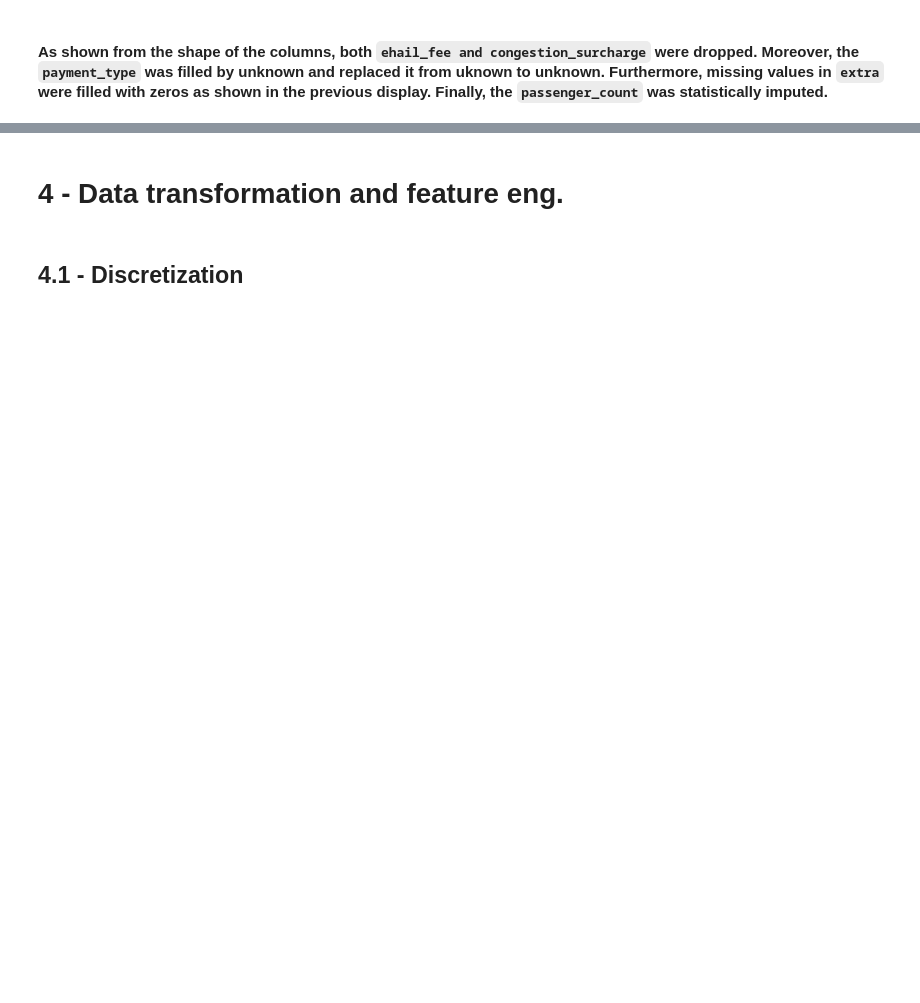
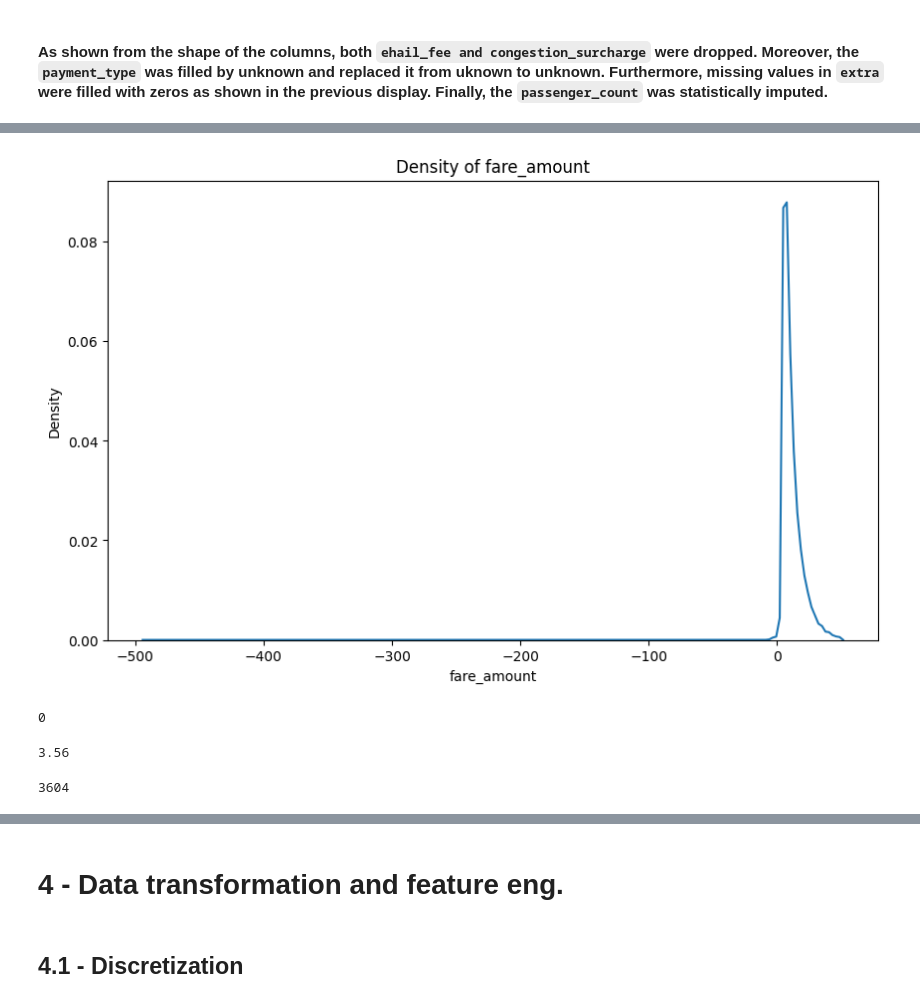
Before and after one commit to OmarMoataz19/Data-Engineering, a Jupyter notebook: Milestone 1/template.ipynb, the cells around one changed output, grey strips where cells are left out. Saved outputs shown, nothing was run; the diff lists cells and outputs as text; code cells hidden in the pictures; blank space fills up the shorter version.

```diff
--- a/Milestone 1/template.ipynb
+++ b/Milestone 1/template.ipynb
@@ -778,0 +1255,19 @@ df_copy["passenger_count"] = df_copy["passenger_count"].astype(int)
+# %%
+df_copy = impute_outliers_with_mean(df_copy, 'fare_amount','total_amount', 50)
+# %%
+plot_density(df_copy, 'fare_amount')
+# %% [output]
+[figure, added]
+# %%
+count_mismatch = count_mismatch_rows(df_copy, ['extra', 'mta_tax', 'tolls_amount','improvement_surcharge','fare_amount','tip_amount'], 'total_amount')
+display(count_mismatch)
+# %% [output]
+0
+# %%
+df_copy['tip_amount'].quantile(0.90)
+# %% [output]
+3.56
+# %%
+(df_copy['tip_amount']>15).sum()
+# %% [output]
+3604
```
Also changed, not shown: parts of 108 cells of this notebook.
